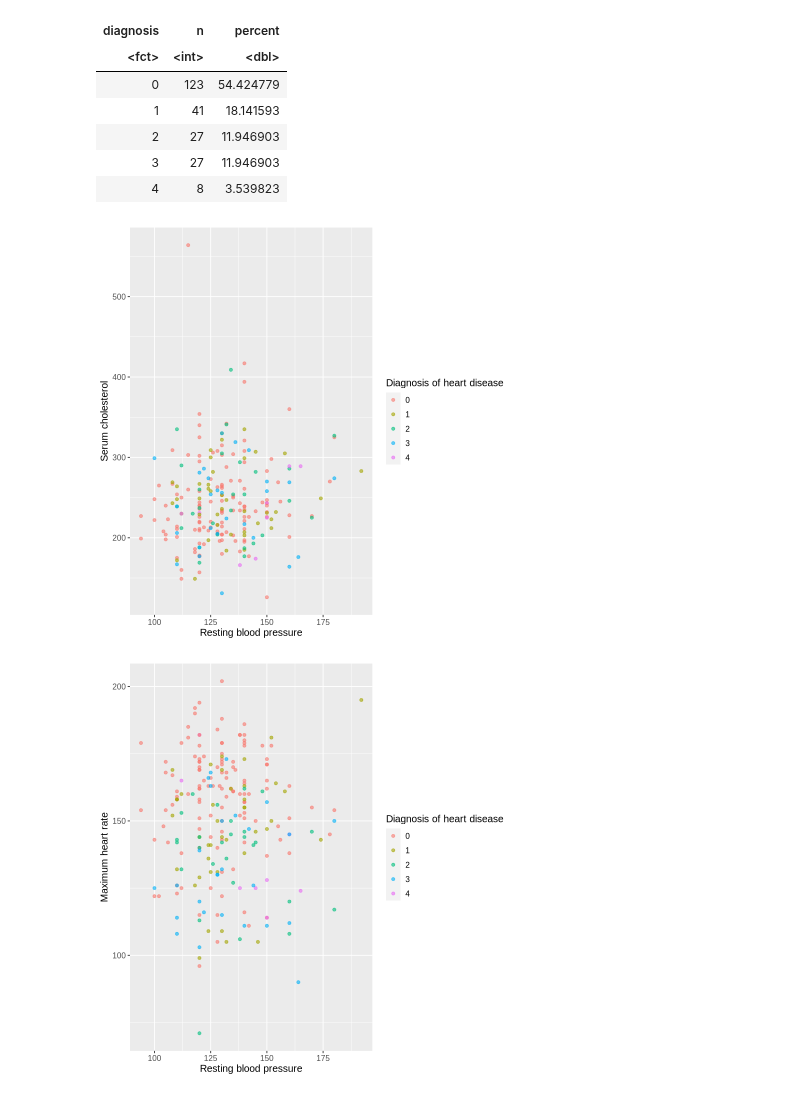
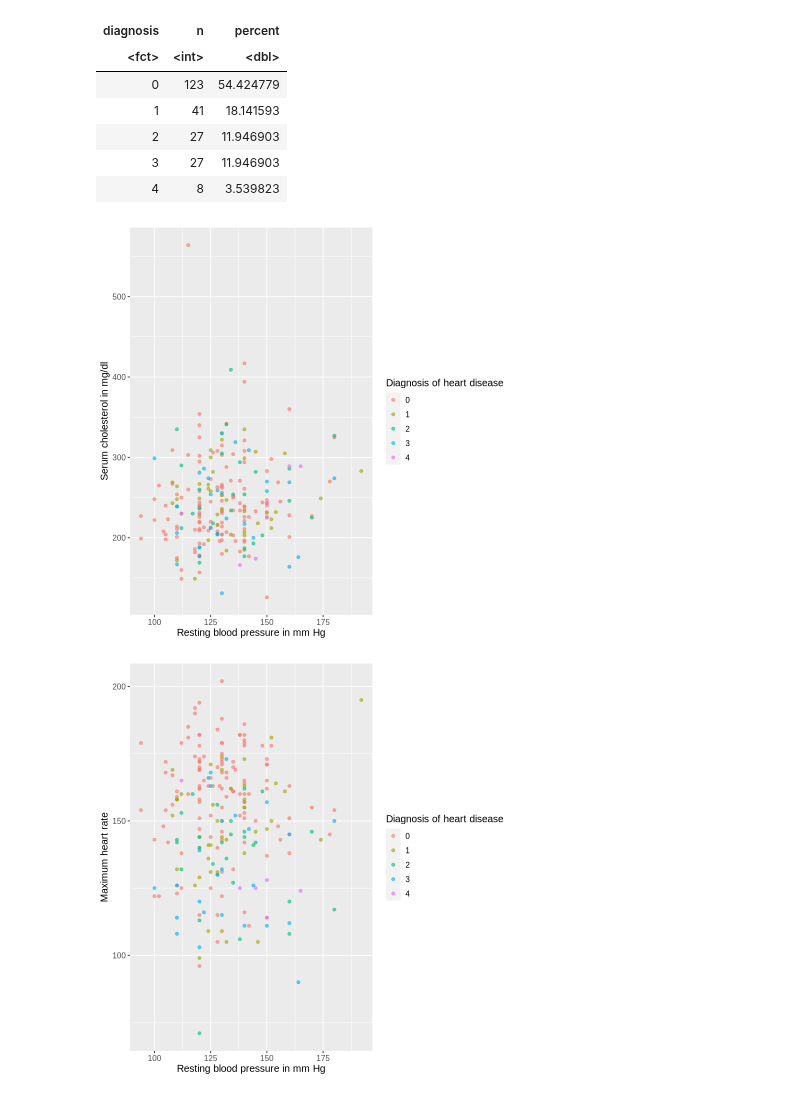
Before and after one commit to Git-Aarya/Heart-Disease-Predictor, a Jupyter notebook: project_proposal_analysis.ipynb, the cells around one changed output. Cells and saved outputs as stored; diff of their text form; code cells hidden in the pictures.

Commit message:
Added units to visualization labels

```diff
--- a/project_proposal_analysis.ipynb
+++ b/project_proposal_analysis.ipynb
@@ -111,23 +111,23 @@ A tibble: 5 × 3
 # %%
 rbp_chol_plot <- ggplot(cleveland_train, aes(x = blood_pressure, y = cholesterol, color = diagnosis)) +
                 geom_point(alpha = 0.6) +
-                labs(x = "Resting blood pressure",
-                     y = "Serum cholesterol",
+                labs(x = "Resting blood pressure in mm Hg",
+                     y = "Serum cholesterol in mg/dl",
                      color = "Diagnosis of heart disease") +
                 theme(text = element_text(size = 12))
 rbp_chol_plot
 # %% [output]
-[figure, old version]
+[figure, new version]
 # %%
 rbp_hr_plot <- ggplot(cleveland_train, aes(x = blood_pressure, y = heart_rate, color = diagnosis)) +
                 geom_point(alpha = 0.6) +
-                labs(x = "Resting blood pressure",
+                labs(x = "Resting blood pressure in mm Hg",
                      y = "Maximum heart rate",
                      color = "Diagnosis of heart disease") +
                 theme(text = element_text(size = 12))
 rbp_hr_plot
 # %% [output]
-[figure, old version]
+[figure, new version]
 # %%
 fbs_chol_plot <- ggplot(cleveland_train, aes(x = blood_sugar, y = cholesterol, fill = diagnosis)) +
                 geom_bar(stat = "identity") +
```
Also changed, not shown: parts of 1 cell of this notebook.
